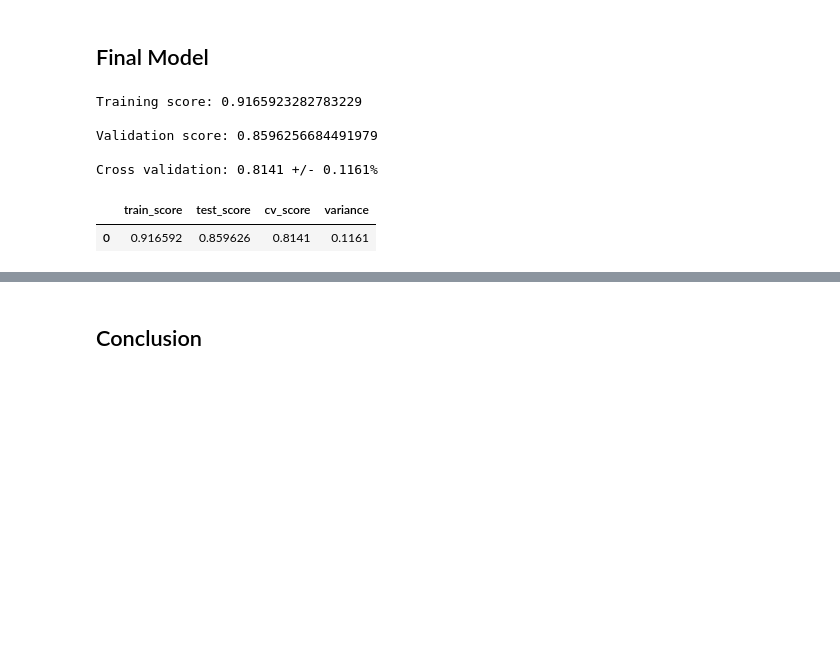
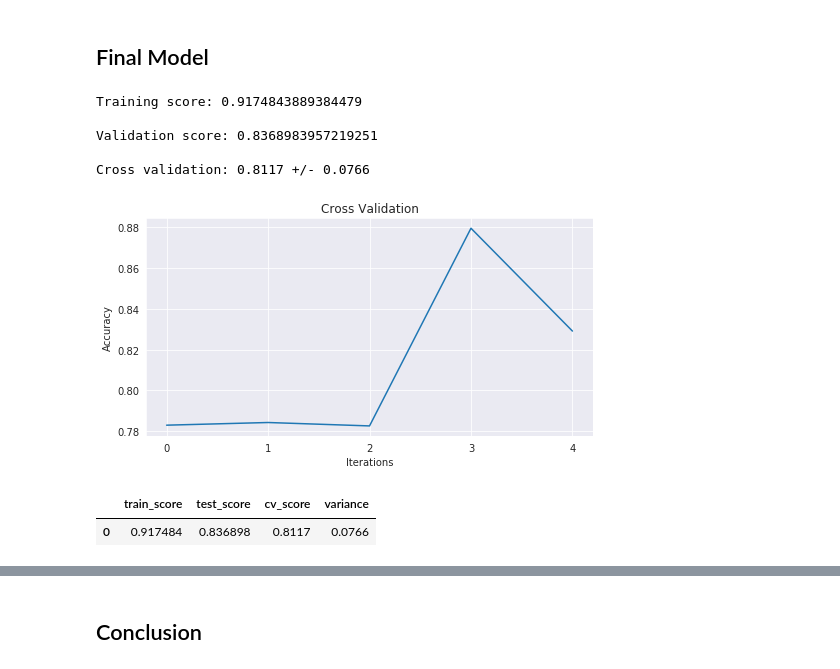
Before and after one commit to aarondelgiudice/thinkful, a Jupyter notebook: unit_7/capstone/7_1c_model_audio_data.ipynb, the cells around one changed output, grey strips where cells are left out. Saved outputs shown, nothing was run; the diff lists cells and outputs as text; code cells hidden in the pictures; blank space fills up the shorter version.

Commit message:
standardized accuracy and variance

```diff
--- a/unit_7/capstone/7_1c_model_audio_data.ipynb
+++ b/unit_7/capstone/7_1c_model_audio_data.ipynb
@@ -63,7 +63,8 @@ model_desc = []
 model_score = pd.DataFrame()
 
 # define supervised modeling function
-def supervised_clf(model, data, target, test_size=0.25, stratify=True, cv=5):
+def supervised_clf(model, data, target, test_size=0.25, stratify=True, cv=5,
+                   show_plot=False):
   """
   """
   # split data #################################################################
@@ -85,8 +86,17 @@ def supervised_clf(model, data, target, test_size=0.25, stratify=True, cv=5):
   # cross validate #############################################################
   cv_scores = cross_val_score(model, data, target, cv=cv)
   cv_mean = np.round(np.mean(cv_scores), 4)
-  variance = np.round(np.var(cv_scores)*100, 4)
-  print('\nCross validation: {} +/- {}%'.format(cv_mean, variance))
+  variance = np.round(np.std(cv_scores)*2, 4)
+  print('\nCross validation: {} +/- {}\n'.format(cv_mean, variance))
+
+  if show_plot==True:
+    plt.figure(figsize=(8,4))
+    sns.lineplot(data=cv_scores)
+    plt.xlabel("Iterations")
+    plt.xticks(np.arange(0, cv))
+    plt.ylabel("Accuracy")
+    plt.title("Cross Validation")
+    plt.show();
 
   # store results ##############################################################
   vals = [train_score, test_score, cv_mean, variance]
@@ -532,24 +543,26 @@ print(best_params)
 ## Final Model
 # %%
 # hard code best parameters
-best_params = {'warm_start': False,
-               'n_estimators': 200,
-               'min_samples_split': 0.1,
+best_params = {'warm_start': True,
+               'n_estimators': 400,
+               'min_samples_split': 0.7000000000000001,
                'min_samples_leaf': 0.1,
-               'max_features': 'log2',
-               'max_depth': 110,
-               'learning_rate': 0.1}
+               'max_features': 'auto',
+               'max_depth': 70,
+               'learning_rate': 0.25
+              }
 # %%
 model = GradientBoostingClassifier(**best_params)
-supervised_clf(model, Data, target)
+supervised_clf(model, Data, target, show_plot=True)
 # %% [output]
-Training score: 0.9165923282783229
+Training score: 0.9174843889384479
 
-Validation score: 0.8596256684491979
+Validation score: 0.8368983957219251
 
-Cross validation: 0.8141 +/- 0.1161%
+Cross validation: 0.8117 +/- 0.0766
+[figure, added]
 |  | train_score | test_score | cv_score | variance |
-| 0 | 0.916592 | 0.859626 | 0.8141 | 0.1161 |
+| 0 | 0.917484 | 0.836898 | 0.8117 | 0.0766 |
 # %%
 y_pred = model.predict(Data)
 labels_list = [target, y_pred]
```
Also changed, not shown: parts of 17 cells of this notebook.
